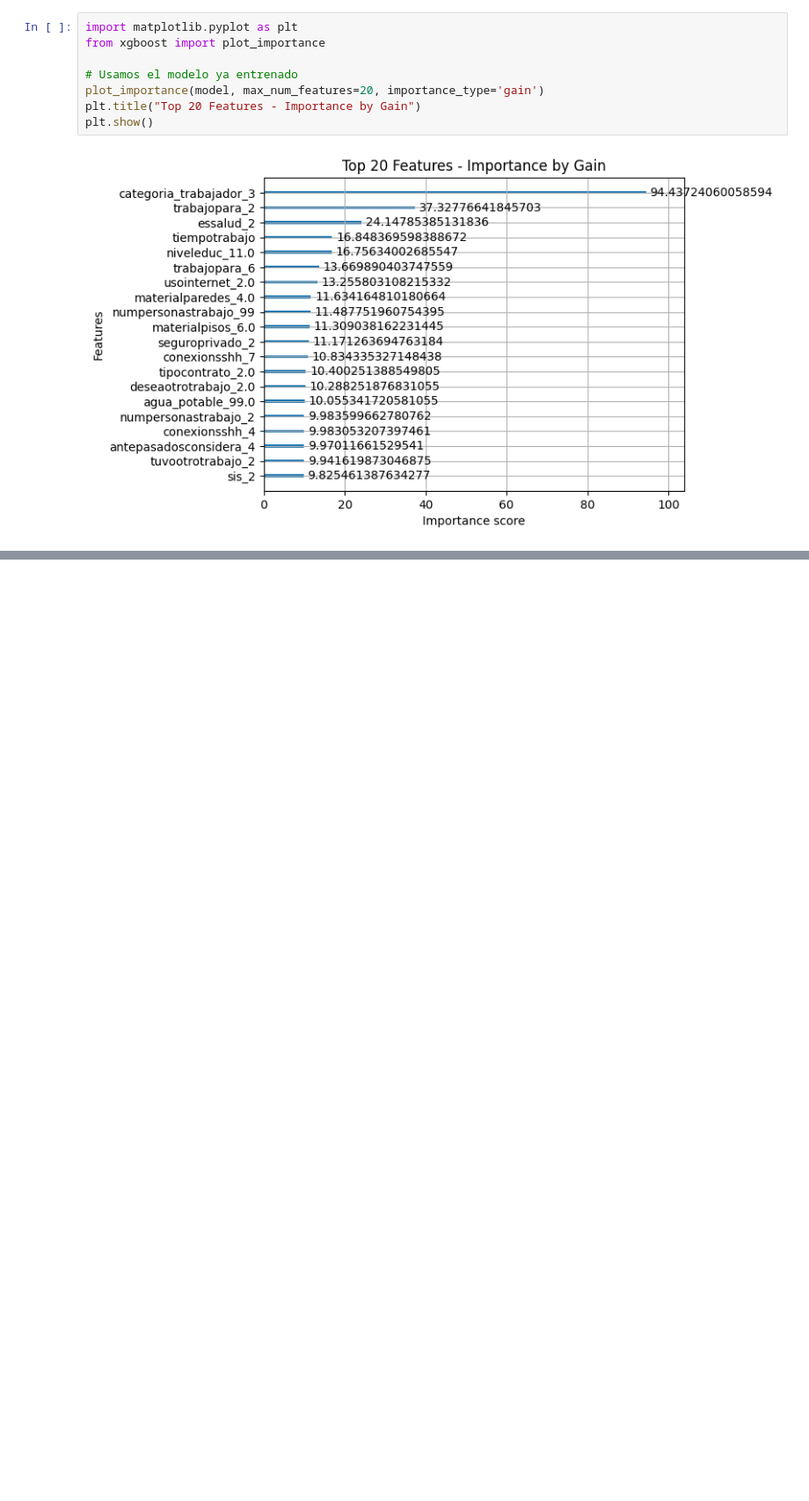
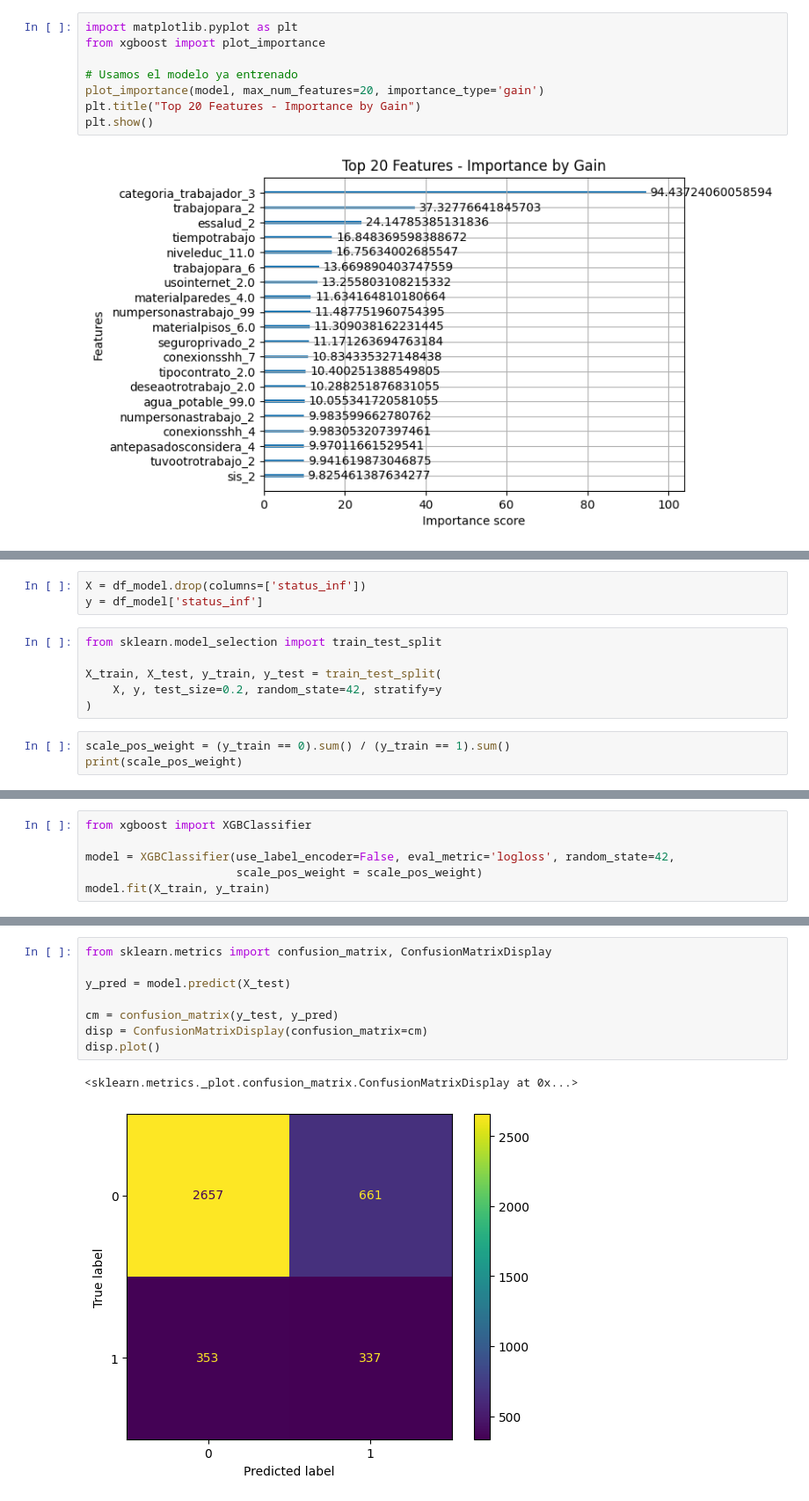
Before and after one commit to sergiocuadrosq/tesis_cyv, a Jupyter notebook: scripts/02a_final_data_prep_and_modelling.ipynb, the cells around one changed output, grey strips where cells are left out. Shown at 88% size. Saved outputs shown, nothing was run; the diff lists cells and outputs as text; blank space fills up the shorter version.

```diff
--- a/scripts/02a_final_data_prep_and_modelling.ipynb
+++ b/scripts/02a_final_data_prep_and_modelling.ipynb
@@ -304,0 +288,12 @@ plt.show()
+# %%
+X = df_model.drop(columns=['status_inf'])
+y = df_model['status_inf']
+# %%
+from sklearn.model_selection import train_test_split
+
+X_train, X_test, y_train, y_test = train_test_split(
+    X, y, test_size=0.2, random_state=42, stratify=y
+)
+# %%
+scale_pos_weight = (y_train == 0).sum() / (y_train == 1).sum()
+print(scale_pos_weight)
@@ -304,0 +302,6 @@ plt.show()
+# %%
+from xgboost import XGBClassifier
+
+model = XGBClassifier(use_label_encoder=False, eval_metric='logloss', random_state=42,
+                      scale_pos_weight = scale_pos_weight)
+model.fit(X_train, y_train)
@@ -304,0 +324,11 @@ plt.show()
+# %%
+from sklearn.metrics import confusion_matrix, ConfusionMatrixDisplay
+
+y_pred = model.predict(X_test)
+
+cm = confusion_matrix(y_test, y_pred)
+disp = ConfusionMatrixDisplay(confusion_matrix=cm)
+disp.plot()
+# %% [output]
+<sklearn.metrics._plot.confusion_matrix.ConfusionMatrixDisplay at 0x...>
+[figure, added]
```
Also changed, not shown: parts of 26 cells of this notebook.
